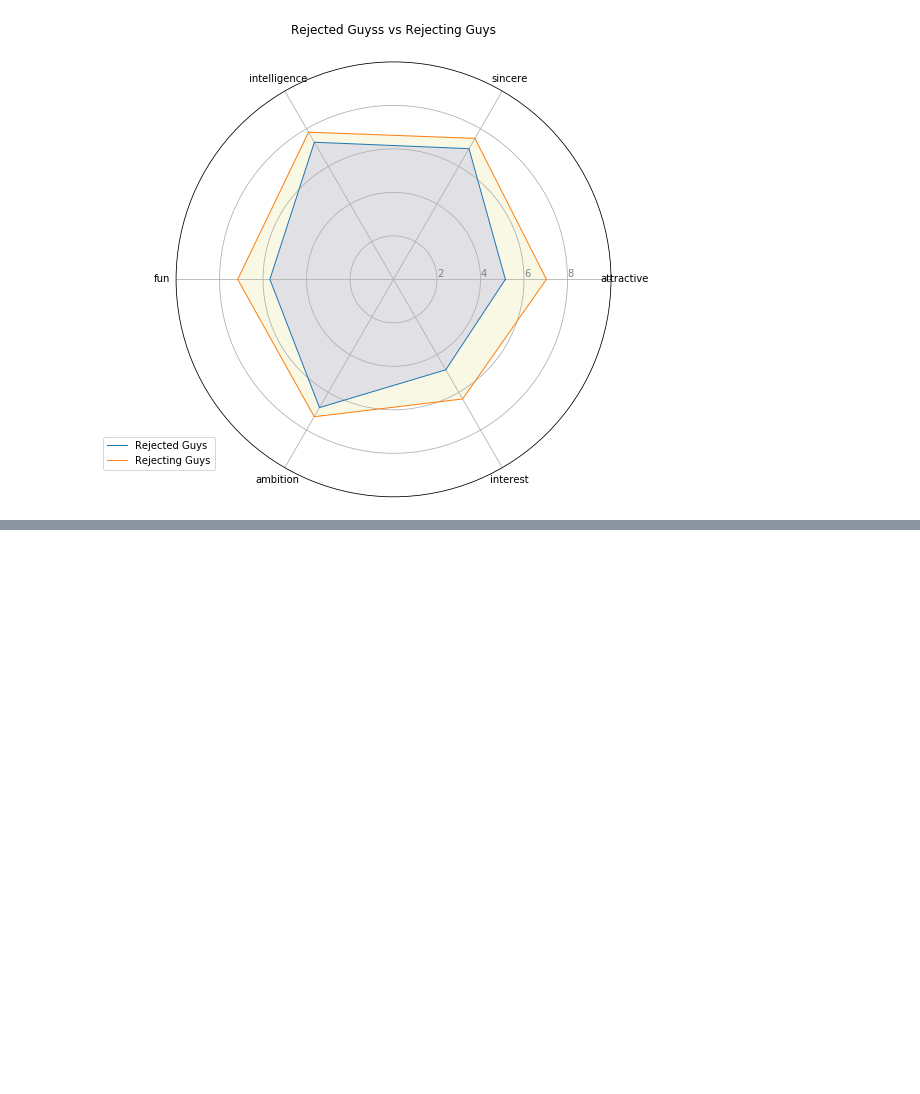
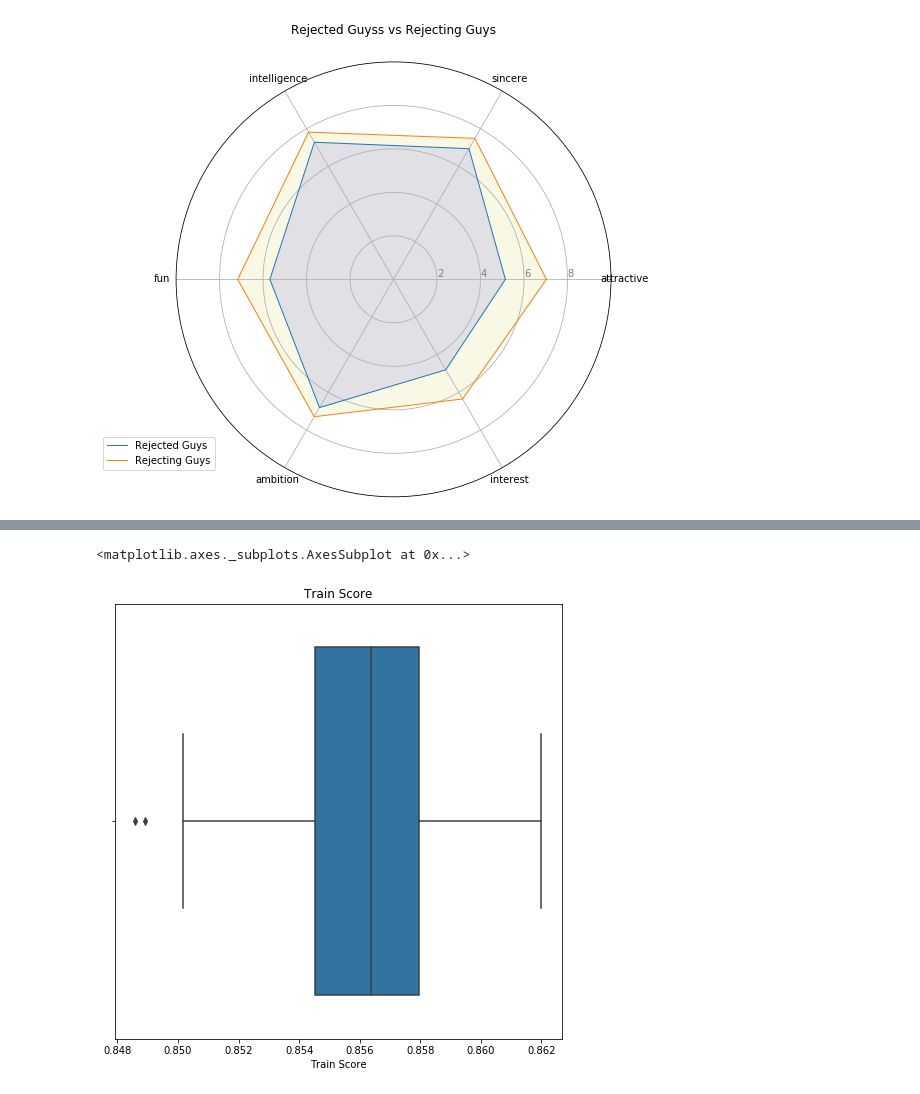
Before and after one commit to huidashi/dating, a Jupyter notebook: DATING.ipynb, the cells around one changed output, grey strips where cells are left out. Cells and saved outputs as stored; diff of their text form; code cells hidden in the pictures; blank space fills up the shorter version.

```diff
--- a/DATING.ipynb
+++ b/DATING.ipynb
@@ -686,5 +620,5 @@ dfml = dfml.fillna(dfml.mean())
 # %%
 y = dfml['match']
 # %%
-X = dfml.drop(columns=['match', 'dec_o','dec_o2'])
+X = dfml.drop(columns=['match', 'dec_o','dec_o2','pair_val'])
 # %%
@@ -703,0 +638,19 @@ accuracy_score(ytest, pred_test)
+# %%
+clf = LogisticRegression(random_state=0)
+# %%
+results = pd.DataFrame(columns = ['Train Score', 'Test Score'])
+# %%
+for i in range(100):
+    Xtrain, Xtest, ytrain, ytest = train_test_split(X,y,test_size = 0.2,random_state=i)
+    model = clf.fit(X,y)
+    pred_train = model.predict(Xtrain)
+    pred_test = model.predict(Xtest)
+    results = results.append({'Train Score' : accuracy_score(ytrain, pred_train),
+                              'Test Score' : accuracy_score(ytest, pred_test)}, ignore_index = True)
+# %%
+plt.figure(figsize=(8,8))
+plt.title('Train Score')
+sns.boxplot(x=results['Train Score'])
+# %% [output]
+<matplotlib.axes._subplots.AxesSubplot at 0x...>
+[figure, added]
```
Also changed, not shown: parts of 16 cells of this notebook.
